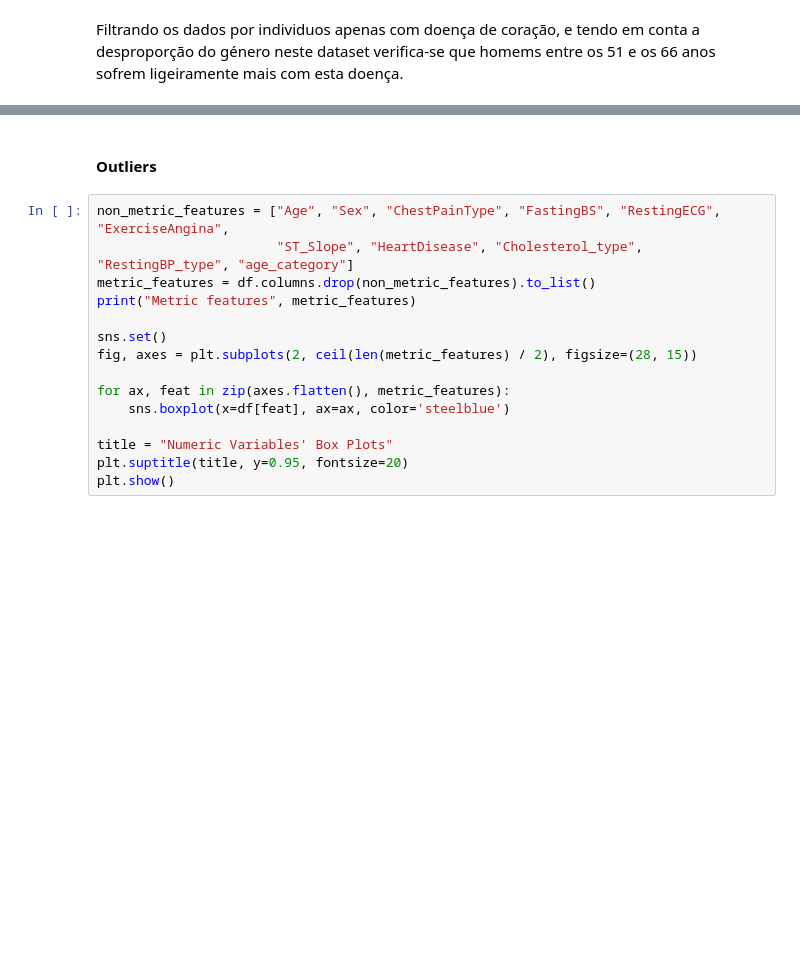
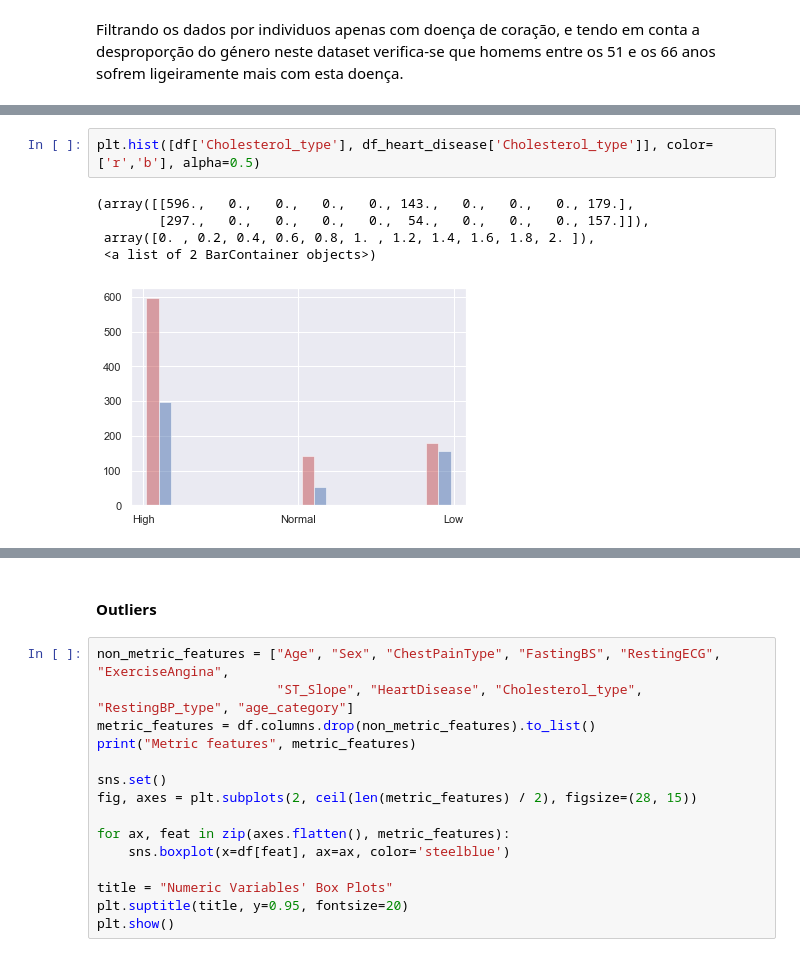
Before and after one commit to MiguelDordio/HeartDiseaseAnalysis, a Jupyter notebook: notebooks/heart_disease.ipynb, the cells around one changed output, grey strips where cells are left out. Cells and saved outputs as stored; diff of their text form; blank space fills up the shorter version.

```diff
--- a/notebooks/heart_disease.ipynb
+++ b/notebooks/heart_disease.ipynb
@@ -288,0 +302,8 @@ verifica-se que homems entre os 51 e os 66 anos sofrem ligeiramente mais com est
+# %%
+plt.hist([df['Cholesterol_type'], df_heart_disease['Cholesterol_type']], color=['r','b'], alpha=0.5)
+# %% [output]
+(array([[596.,   0.,   0.,   0.,   0., 143.,   0.,   0.,   0., 179.],
+        [297.,   0.,   0.,   0.,   0.,  54.,   0.,   0.,   0., 157.]]),
+ array([0. , 0.2, 0.4, 0.6, 0.8, 1. , 1.2, 1.4, 1.6, 1.8, 2. ]),
+ <a list of 2 BarContainer objects>)
+[figure, added]
```
Also changed, not shown: parts of 36 cells of this notebook.
